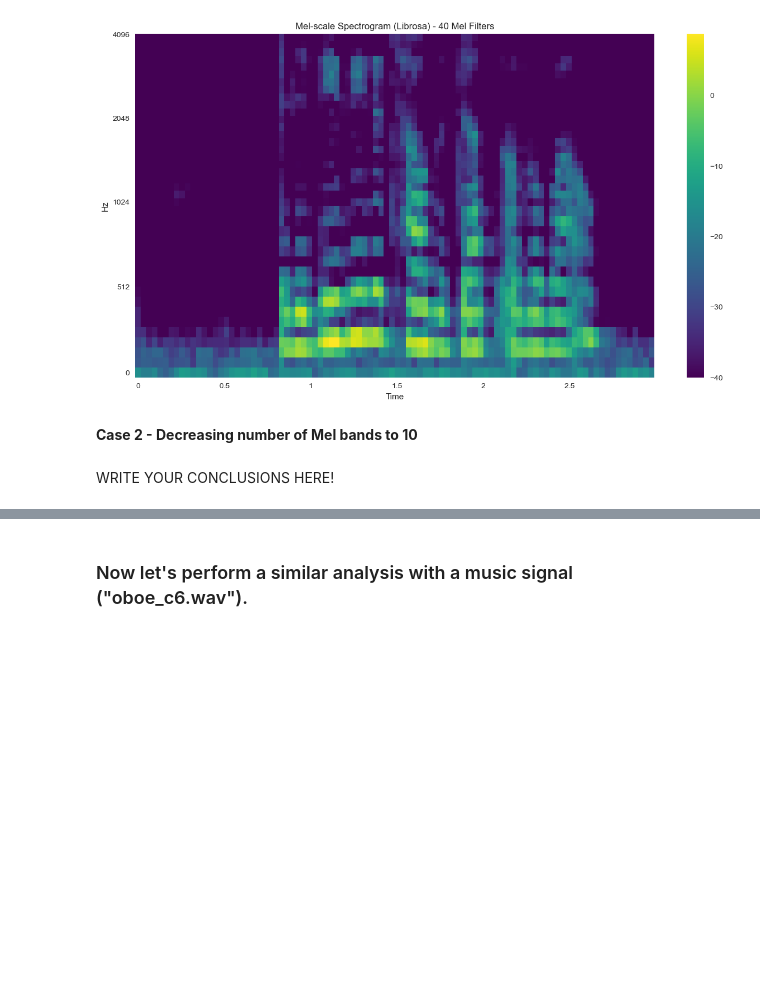
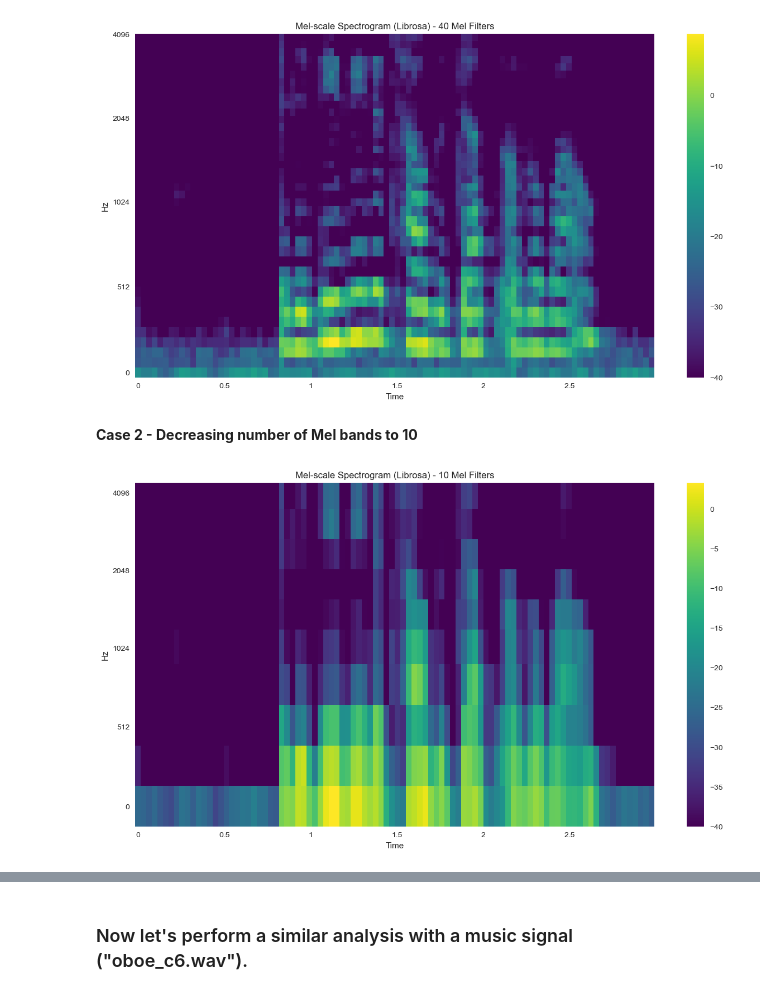
Before and after one commit to Carmenfranci/Selected, a Jupyter notebook: Lab_1_students.ipynb, the cells around one changed output, grey strips where cells are left out. Cells and saved outputs as stored; diff of their text form; code cells hidden in the pictures; blank space fills up the shorter version.

```diff
--- a/Lab_1_students.ipynb
+++ b/Lab_1_students.ipynb
@@ -816,2 +804,22 @@ plt.show()
-# %% [markdown]
-WRITE YOUR CONCLUSIONS HERE!
+# %%
+# Set parameters for the Mel spectrogram
+
+n_mels = 10  # Number of Mel bands
+
+# Compute the Mel spectrogram
+X_mel = librosa.feature.melspectrogram(y=y, sr=sr, n_fft=frame_length, hop_length=hop_size, n_mels=n_mels)
+
+# Set up the figure with the same colormap as the reference image
+plt.figure(figsize=(15, 8))
+librosa.display.specshow(librosa.power_to_db(X_mel), sr=sample_rate, hop_length=hop_size, x_axis='time', y_axis='mel', fmax=sr/2, cmap='viridis')
+
+plt.clim(-40, None)
+plt.colorbar()
+plt.title('Mel-scale Spectrogram (Librosa) - 10 Mel Filters')
+plt.xlabel('Time')
+plt.ylabel('Hz')
+
+# Display the plot
+plt.show()
+# %% [output]
+[figure, added]
```
Also changed, not shown: parts of 4 cells of this notebook, 1 other file.
